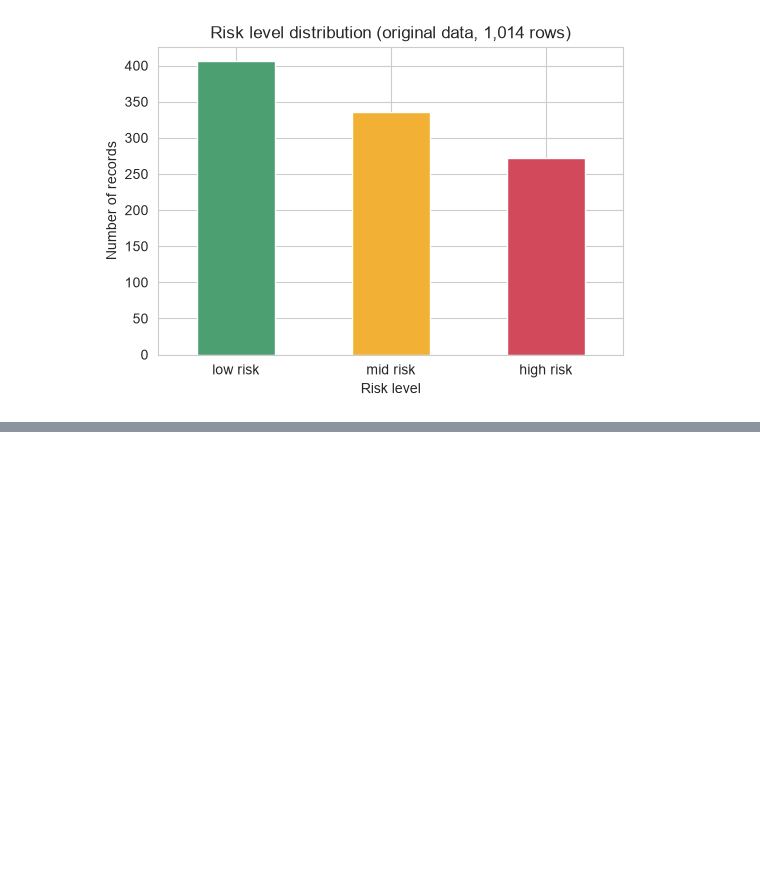
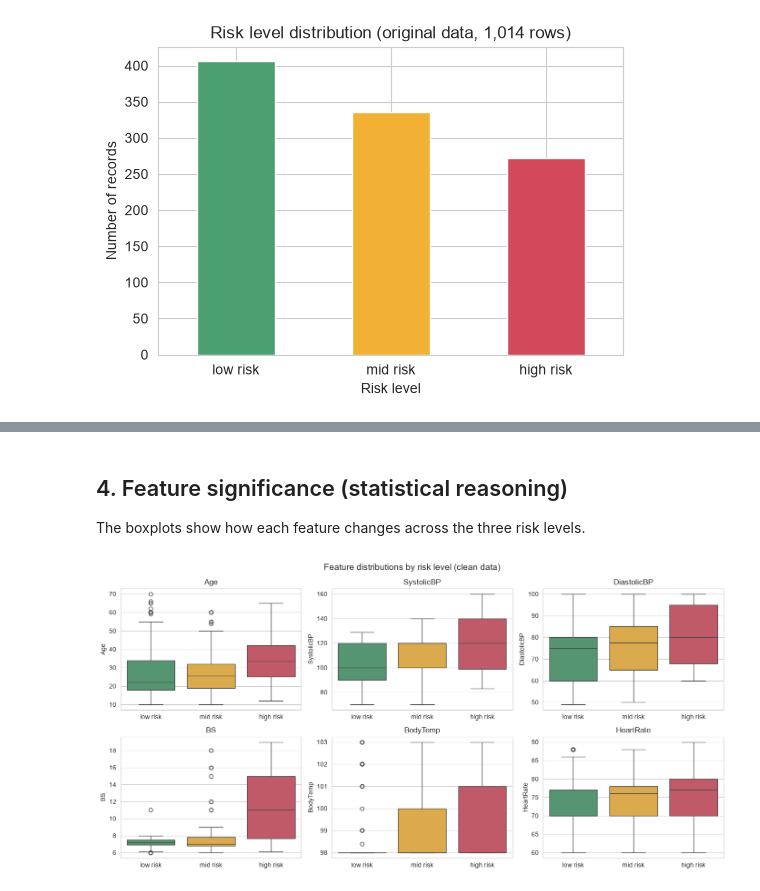
Before and after one commit to Daniella-CCT/Machine-Learning-Sept26, a Jupyter notebook: 2026613_ DaniellaSilveira_CA1_M-Learning_Notebook.ipynb, the cells around one changed output, grey strips where cells are left out. Drawn from its saved outputs; the diff is of its cells as text; code cells hidden in the pictures; blank space fills up the shorter version.

```diff
--- a/2026613_ DaniellaSilveira_CA1_M-Learning_Notebook.ipynb
+++ b/2026613_ DaniellaSilveira_CA1_M-Learning_Notebook.ipynb
@@ -134,0 +150,12 @@ Name: count, dtype: int64
+# %%
+# Step 1: remove records with an impossible heart rate (7 bpm is a recording error)
+print("Records with HeartRate below 40 bpm:", (df["HeartRate"] < 40).sum())
+df_clean = df[df["HeartRate"] >= 40]
+
+# Step 2: remove exact duplicate rows
+df_clean = df_clean.drop_duplicates().reset_index(drop=True)
+
+print("Rows before cleaning:", len(df))
+print("Rows after cleaning: ", len(df_clean))
+print("\nClass distribution after cleaning:")
+print(df_clean["RiskLevel"].value_counts()[class_names])
@@ -134,0 +178,13 @@ Name: count, dtype: int64
+# %%
+# Features (X) and target (y)
+features = ["Age", "SystolicBP", "DiastolicBP", "BS", "BodyTemp", "HeartRate"]
+X = df_clean[features]
+
+# Encode the target as ordered numbers: Low = 0, mid = 1, high = 2
+risk_map = {"low risk": 0, "mid risk": 1, "high risk": 2}
+y = df_clean["RiskLevel"].map(risk_map)
+
+#Accuracy of a naive model that always predict the ost frequent class (baseline)
+baseline = y.value_counts(normalize=True).max()
+print("X shape:", X.shape, "| y shape:", y.shape)
+print(f"Majority-class baseline accuracy: {baseline:.3f}")
@@ -134,0 +241,19 @@ Name: count, dtype: int64
+# %% [markdown]
+## 4. Feature significance (statistical reasoning)
+The boxplots show how each feature changes across the three risk levels.
+# %%
+# Boxplots: how each feature changes across the three risk levels
+fig, axes = plt.subplots(2, 3, figsize=(14, 7))
+for ax, col in zip(axes.flatten(), features):
+    sns.boxplot(data=df_clean, x="RiskLevel", y=col, order=class_names,
+                hue="RiskLevel", hue_order=class_names, dodge=False,
+                palette=[COLORS[c] for c in class_names], ax=ax)
+    if ax.get_legend() is not None:   # the colours already match the x-axis labels
+        ax.get_legend().remove()
+    ax.set_title(col)
+    ax.set_xlabel("")
+plt.suptitle("Feature distributions by risk level (clean data)", fontsize=14)
+plt.tight_layout()
+plt.show()
+# %% [output]
+[figure, added]
```
Also changed, not shown: parts of 14 cells of this notebook.
